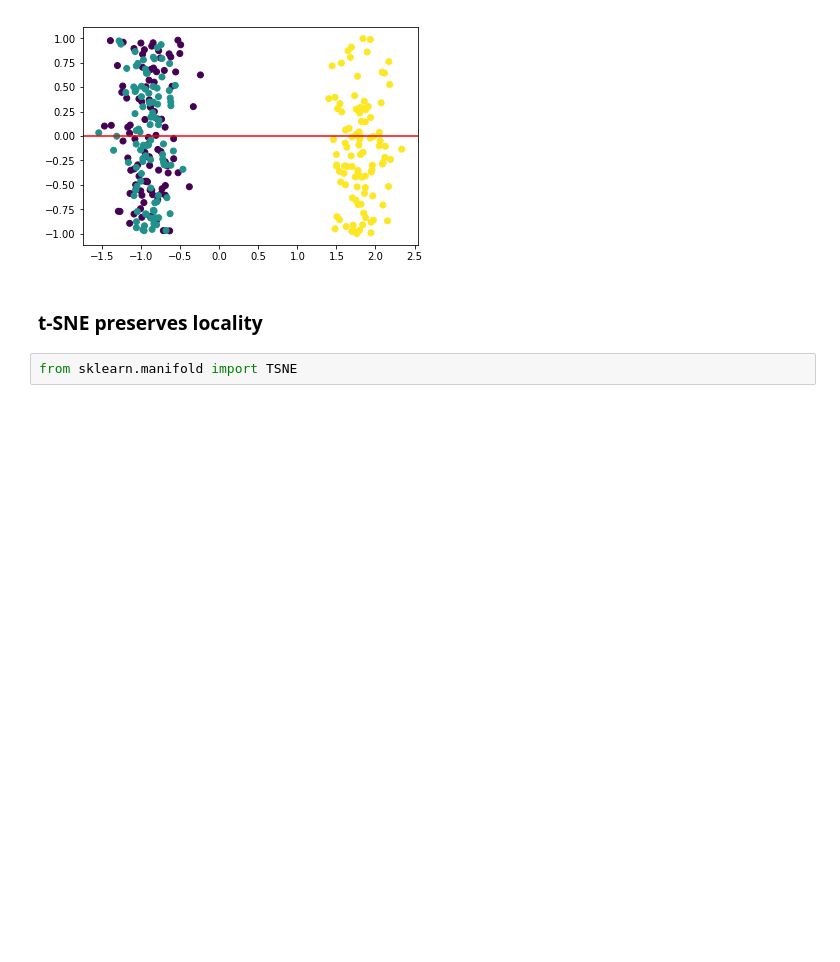
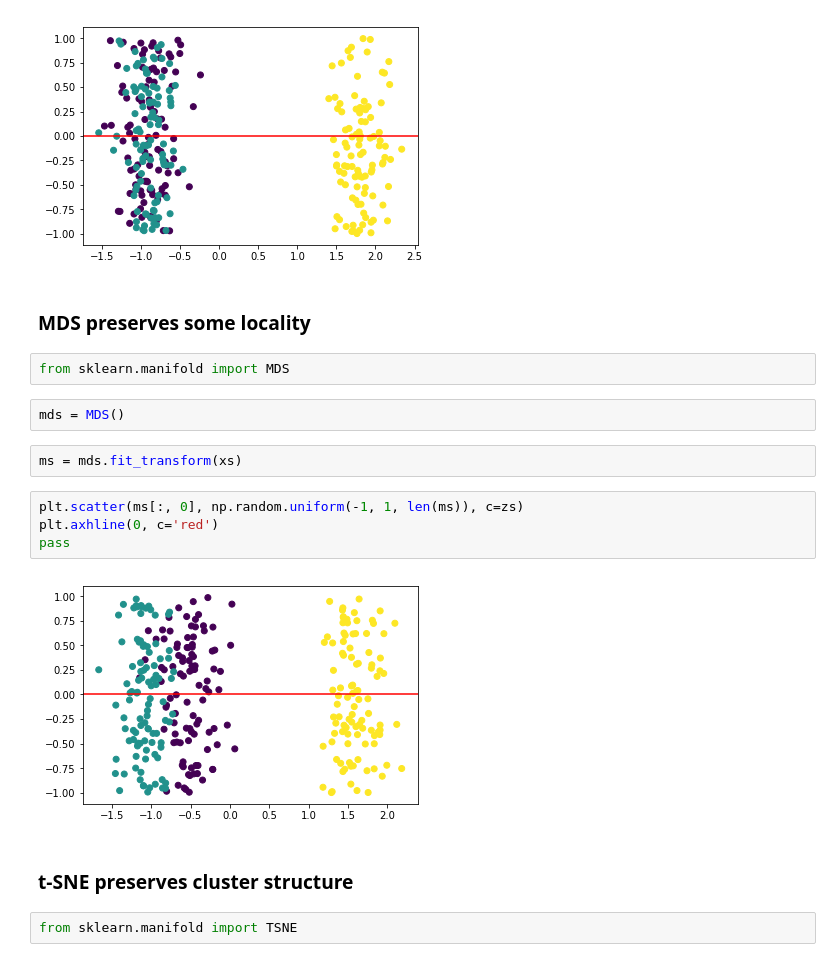
Before and after one commit to cliburn/sta-663-2019, a Jupyter notebook: notebook/S10B_Dimension_Reduction_Nonlinear.ipynb, the cells around one changed output. Cells and saved outputs as stored; diff of their text form; blank space fills up the shorter version.

```diff
--- a/notebook/S10B_Dimension_Reduction_Nonlinear.ipynb
+++ b/notebook/S10B_Dimension_Reduction_Nonlinear.ipynb
@@ -44,8 +46,22 @@ plt.axhline(0, c='red')
 pass
 # %% [output]
 [figure]
+# %% [markdown]
+### MDS preserves some locality
+# %%
+from sklearn.manifold import MDS
+# %%
+mds = MDS()
+# %%
+ms = mds.fit_transform(xs)
+# %%
+plt.scatter(ms[:, 0], np.random.uniform(-1, 1, len(ms)), c=zs)
+plt.axhline(0, c='red')
+pass
+# %% [output]
+[figure, added]
 # %% [markdown]
-### t-SNE preserves locality
+### t-SNE preserves cluster structure
 # %%
 from sklearn.manifold import TSNE
 # %%
```
Also changed, not shown: parts of 4 cells of this notebook, 2 other files.
